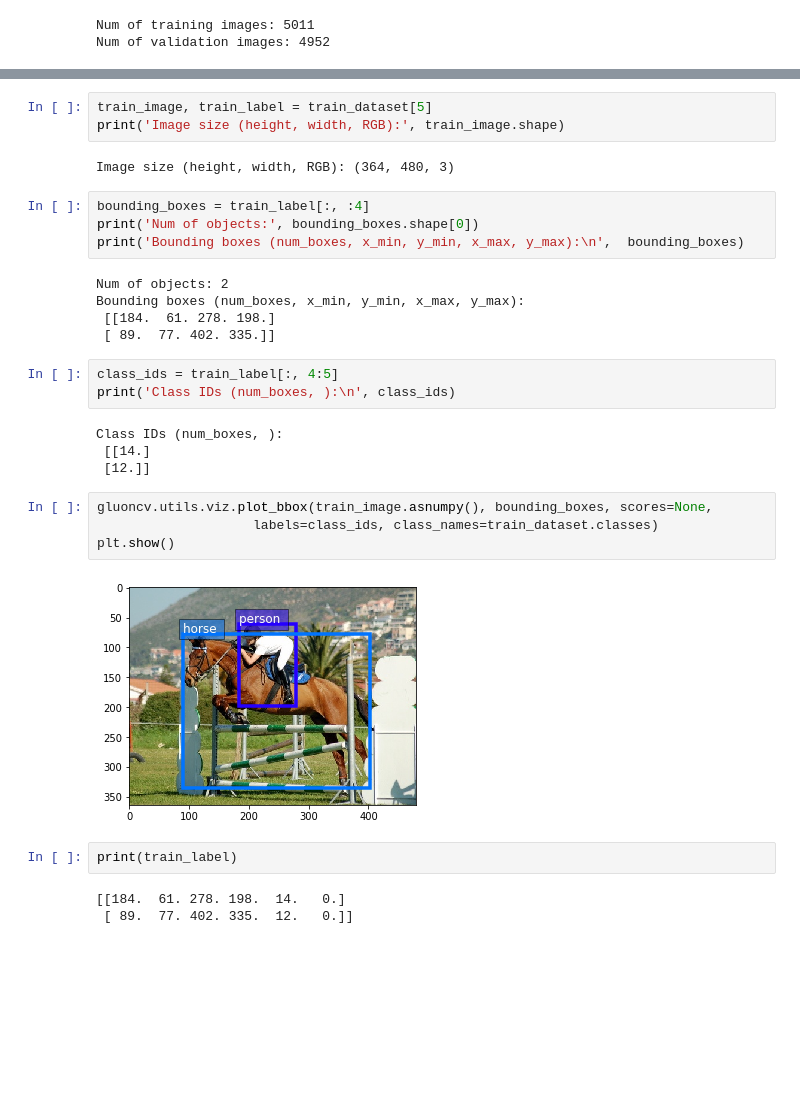
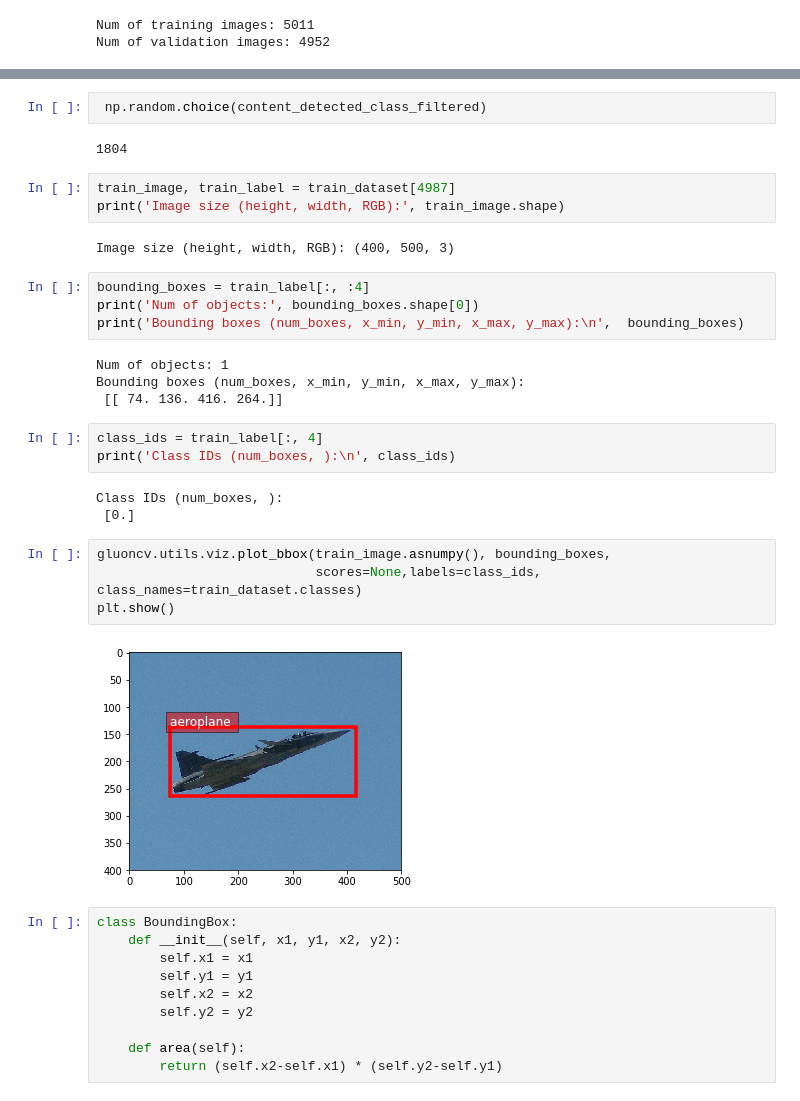
Before and after one commit to jgsimard/COMP767, a Jupyter notebook: project/test_pascal.ipynb, the cells around one changed output, grey strips where cells are left out. Cells and saved outputs as stored; diff of their text form; blank space fills up the shorter version.

```diff
--- a/project/test_pascal.ipynb
+++ b/project/test_pascal.ipynb
@@ -16,32 +42,39 @@ Num of validation images: 4952
+# %%
+ np.random.choice(content_detected_class_filtered)
+# %% [output]
+1804
 # %%
-train_image, train_label = train_dataset[5]
+train_image, train_label = train_dataset[4987]
 print('Image size (height, width, RGB):', train_image.shape)
 # %% [output]
-Image size (height, width, RGB): (364, 480, 3)
+Image size (height, width, RGB): (400, 500, 3)
 # %%
 bounding_boxes = train_label[:, :4]
 print('Num of objects:', bounding_boxes.shape[0])
 print('Bounding boxes (num_boxes, x_min, y_min, x_max, y_max):\n',  bounding_boxes)
 # %% [output]
-Num of objects: 2
+Num of objects: 1
 Bounding boxes (num_boxes, x_min, y_min, x_max, y_max):
- [[184.  61. 278. 198.]
- [ 89.  77. 402. 335.]]
+ [[ 74. 136. 416. 264.]]
 # %%
-class_ids = train_label[:, 4:5]
+class_ids = train_label[:, 4]
 print('Class IDs (num_boxes, ):\n', class_ids)
 # %% [output]
 Class IDs (num_boxes, ):
- [[14.]
- [12.]]
+ [0.]
 # %%
-gluoncv.utils.viz.plot_bbox(train_image.asnumpy(), bounding_boxes, scores=None,
-                    labels=class_ids, class_names=train_dataset.classes)
+gluoncv.utils.viz.plot_bbox(train_image.asnumpy(), bounding_boxes,
+                            scores=None,labels=class_ids, class_names=train_dataset.classes)
 plt.show()
 # %% [output]
-[figure, old version]
+[figure, new version]
-# %%
-print(train_label)
-# %% [output]
-[[184.  61. 278. 198.  14.   0.]
- [ 89.  77. 402. 335.  12.   0.]]
+# %%
+class BoundingBox:
+    def __init__(self, x1, y1, x2, y2):
+        self.x1 = x1
+        self.y1 = y1
+        self.x2 = x2
+        self.y2 = y2
+
+    def area(self):
+        return (self.x2-self.x1) * (self.y2-self.y1)
```
Also changed, not shown: parts of 3 cells of this notebook, 1 other file.
